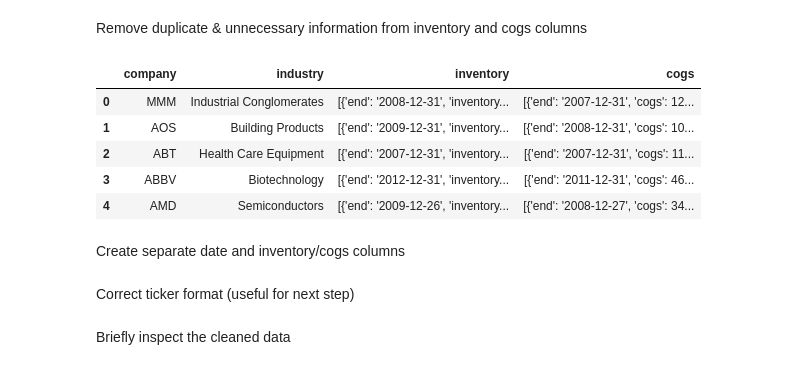
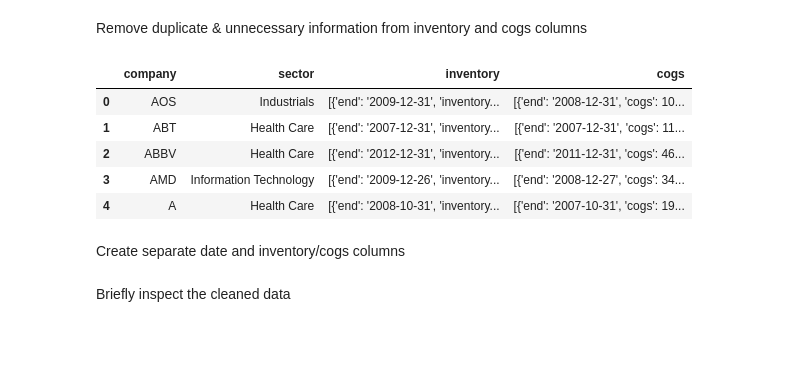
Before and after one commit to NateM024/inventory-analysis, a Jupyter notebook: capstone.ipynb, the cells around one changed output. Saved outputs shown, nothing was run; the diff lists cells and outputs as text; code cells hidden in the pictures; blank space fills up the shorter version.

Commit message:
changed industries to sectors, only using companies with just cogs, not similar metrics

```diff
--- a/capstone.ipynb
+++ b/capstone.ipynb
@@ -63,7 +63,7 @@ data.to_csv('data/financial_data_v2.csv', index=False)
 # %% [markdown]
 ## Data Exploration
 # %%
-financial_data = pd.read_csv('data/financial_data.csv')
+financial_data = pd.read_csv('data/financial_data_v2.csv')
 # %% [markdown]
 Observe the shape of the data
 # %%
@@ -138,14 +126,14 @@ def clean_inventory(data, metric):
 # %%
 financial_data['inventory'] = financial_data['inventory'].apply(clean_inventory, args=('inventory',))
 financial_data['cogs'] = financial_data['cogs'].apply(clean_inventory, args=('cogs',))
-financial_data.head(5)
+financial_data.head()
 # %% [output]
-|  | company | industry | inventory | cogs |
-| 0 | MMM | Industrial Conglomerates | [{'end': '2008-12-31', 'inventory... | [{'end': '2007-12-31', 'cogs': 12... |
-| 1 | AOS | Building Products | [{'end': '2009-12-31', 'inventory... | [{'end': '2008-12-31', 'cogs': 10... |
-| 2 | ABT | Health Care Equipment | [{'end': '2007-12-31', 'inventory... | [{'end': '2007-12-31', 'cogs': 11... |
-| 3 | ABBV | Biotechnology | [{'end': '2012-12-31', 'inventory... | [{'end': '2011-12-31', 'cogs': 46... |
-| 4 | AMD | Semiconductors | [{'end': '2009-12-26', 'inventory... | [{'end': '2008-12-27', 'cogs': 34... |
+|  | company | sector | inventory | cogs |
+| 0 | AOS | Industrials | [{'end': '2009-12-31', 'inventory... | [{'end': '2008-12-31', 'cogs': 10... |
+| 1 | ABT | Health Care | [{'end': '2007-12-31', 'inventory... | [{'end': '2007-12-31', 'cogs': 11... |
+| 2 | ABBV | Health Care | [{'end': '2012-12-31', 'inventory... | [{'end': '2011-12-31', 'cogs': 46... |
+| 3 | AMD | Information Technology | [{'end': '2009-12-26', 'inventory... | [{'end': '2008-12-27', 'cogs': 34... |
+| 4 | A | Health Care | [{'end': '2008-10-31', 'inventory... | [{'end': '2007-10-31', 'cogs': 19... |
 # %% [markdown]
 Create separate date and inventory/cogs columns
 # %%
@@ -159,4 +147,2 @@ clean_financial_data = pd.DataFrame(columns = ['company', 'industry', 'inventory
 for i in range(len(financial_data)):
     clean_financial_data = pd.concat([clean_financial_data, split_data(financial_data.iloc[i])], ignore_index=True)
-# %% [markdown]
-Correct ticker format (useful for next step)
```
Also changed, not shown: parts of 13 cells of this notebook.
